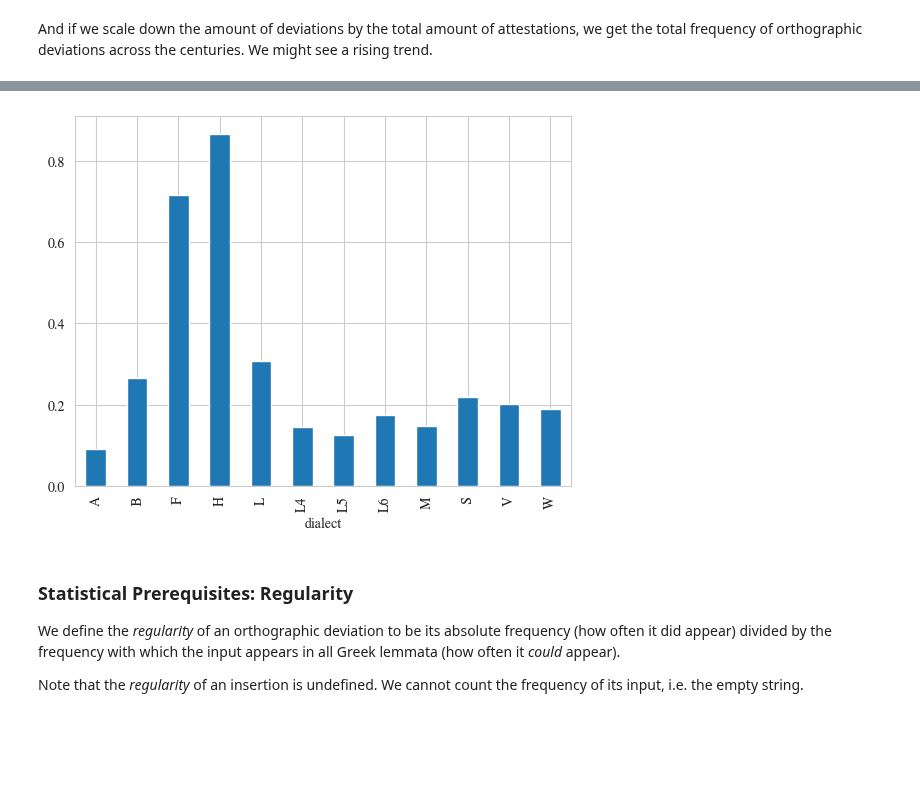
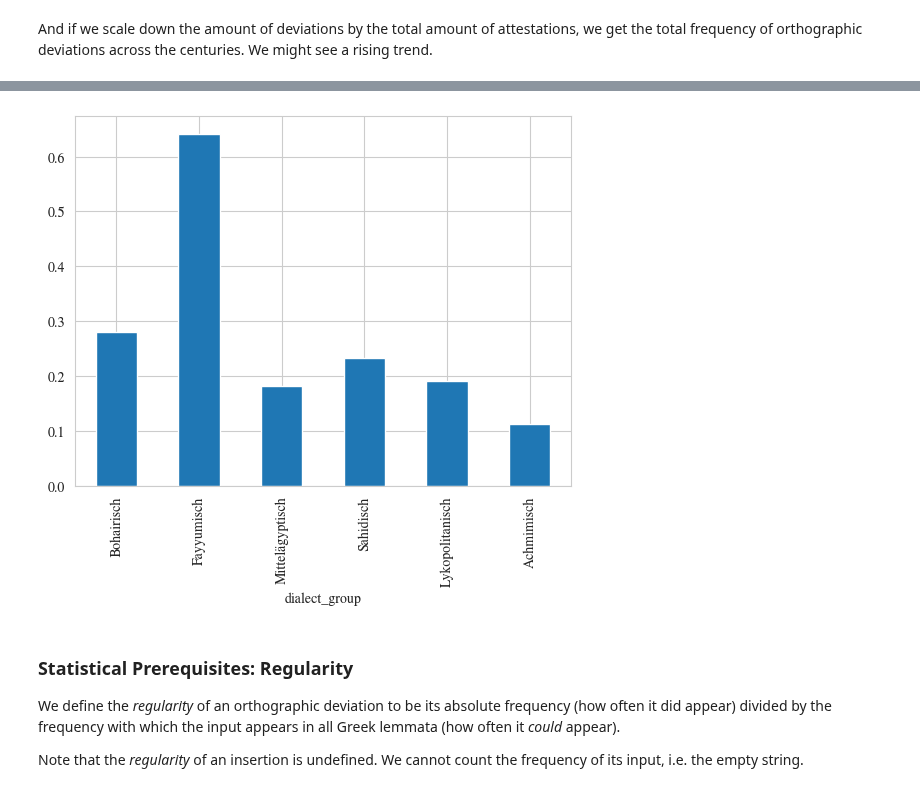
Before and after one commit to kmein/greek-coptic, a Jupyter notebook: greek-coptic.ipynb, the cells around one changed output, grey strips where cells are left out. Saved outputs shown, nothing was run; the diff lists cells and outputs as text; code cells hidden in the pictures; blank space fills up the shorter version.

```diff
--- a/greek-coptic.ipynb
+++ b/greek-coptic.ipynb
@@ -232,7 +235,7 @@ per_dialect
 Next, it makes sense to strip some columns from the table. For our analysis of orthographical deviation, we only need the `orthography` and `greek_lemma` columns (for comparing them against each other).
 For further analysis of factors such as date or dialect, we also keep the `dialect` column as well as our new `date_approximate` column.
 # %%
-df_simple = df[["orthography", "greek_lemma", "dialect", "date_approximate", "latest", "earliest"]]
+df_simple = df[["orthography", "greek_lemma", "dialect_group", "date_approximate", "latest", "earliest"]]
 # %% [markdown]
 We also want to remove any rows which for some reason either lack an `orthography` or a `greek_lemma`. We need both for our analysis.
 # %%
@@ -664,13 +756,15 @@ pd.DataFrame(map(unprotect_edit, get_required_edits(protect_digraphs("ⲭⲣⲉ
 We have now defined all necessary post-processing adjustments and wrap the call to the pattern matching functions so that all fixes are applied automatically on every comparison:
 # %%
 def get_required_edits_improved(x, y):
-    return flatmap(fix_CV_or_VC,
-        map(fix_degemination,
-            flatmap(fix_gemination,
-                map(unprotect_edit,
-                    get_required_edits(
-                        protect_digraphs(x),
-                        protect_digraphs(y)
+    return flatmap(fix_insert_h,
+        flatmap(fix_CV_or_VC,
+            flatmap(fix_degemination,
+                flatmap(fix_gemination,
+                    map(unprotect_edit,
+                        get_required_edits(
+                            protect_digraphs(x),
+                            protect_digraphs(y)
+                        )
                     )
                 )
             )
@@ -686,5 +780,5 @@ df_diff = df_simple.apply(
     axis=1
 ).explode().dropna()
 df_diff = pd.DataFrame(df_diff.tolist(), index=df_diff.index)
-df_diff = df_diff.merge(df_simple[["greek_lemma", "orthography", "orthography_clean", "dialect", "date_approximate", "earliest", "latest"]], on="id")
+df_diff = df_diff.merge(df_simple[["greek_lemma", "orthography", "orthography_clean", "dialect_group", "date_approximate", "earliest", "latest"]], on="id")
 df_diff = df_diff[df_diff["greek_lemma"].str.len() > 0]
@@ -799,0 +910,15 @@ pd.DataFrame(long_edits)
+# %%
+def get_type(rule):
+    norm = rule["input"].replace("∅", "")
+    var = rule["output"].replace("∅", "")
+    if all(map(lambda x: x in consonants, norm)) and all(map(lambda x: x in consonants, var)):
+        return "consonants"
+    elif all(map(lambda x: x in vowels, norm)) and all(map(lambda x: x in vowels, var)):
+        return "vowels"
+    elif norm == "":
+        return "mixed (insert)"
+    elif var == "":
+        return "mixed (delete)"
+    else:
+        return "mixed"
+df_diff["type"] = df_diff.apply(get_type, axis=1)#.
@@ -850,10 +1004,10 @@ print(chunks(3, df_diff_dated.sort_values()))
 322.5
 [(249.5, 649.5), (649.5, 889.5), (889.5, 1212.0)]
 # %%
-(df_diff["dialect"].value_counts() / df_simple["dialect"].value_counts()).plot.bar()
+(df_diff["dialect_group"].value_counts() / df_simple["dialect_group"].value_counts()).sort_index().plot.bar()
 write_figure("deviations_by_dialect")
 # %% [output]
-[figure, old version]
+[figure, new version]
 # %% [markdown]
 ### Statistical Prerequisites: Regularity
 
```
Also changed, not shown: parts of 43 cells of this notebook.
